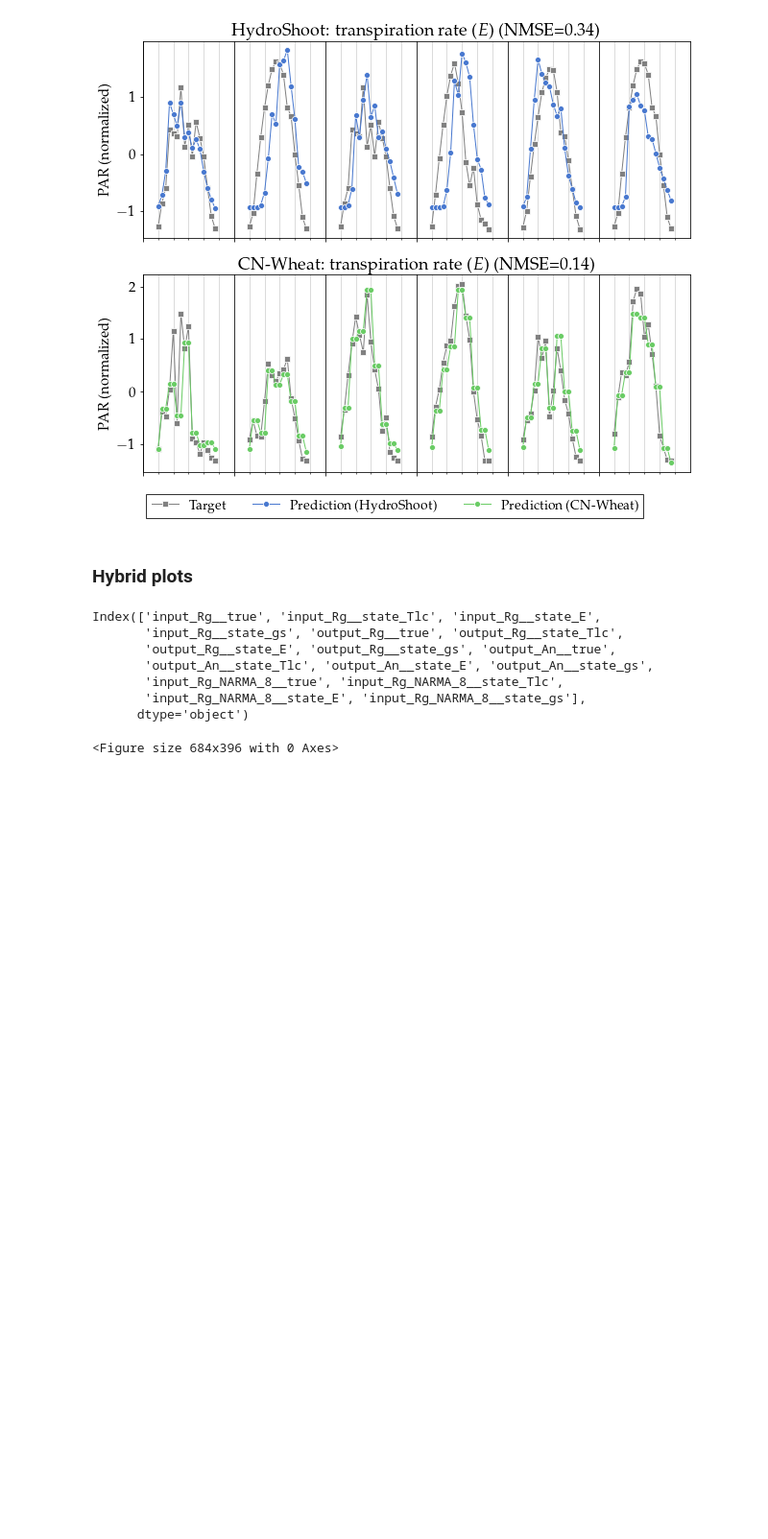
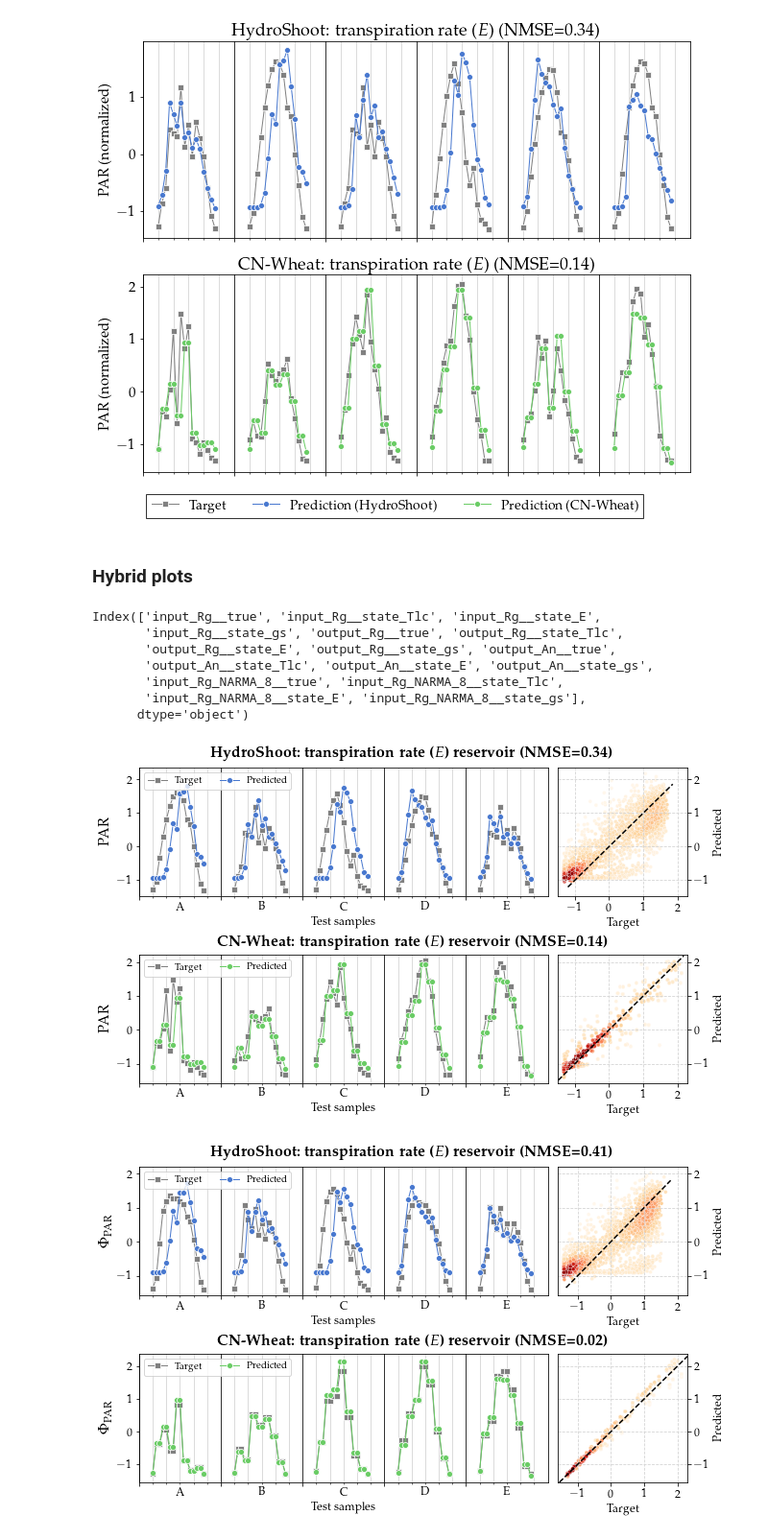
Before and after one commit to mcndt/thesis-plant-reservoir-computing, a Jupyter notebook: notebooks/regression_tests/Figures_Predictions_input_phys.ipynb, the cells around one changed output. Shown at 96% size. Cells and saved outputs as stored; diff of their text form; code cells hidden in the pictures; blank space fills up the shorter version.

```diff
--- a/notebooks/regression_tests/Figures_Predictions_input_phys.ipynb
+++ b/notebooks/regression_tests/Figures_Predictions_input_phys.ipynb
@@ -396,34 +396,35 @@ for i_plot in range(3):
             sns.lineplot(x=plot_time, y=sample_true, color='grey', linewidth=1, ax=ax, marker='s', label='Target')
             sns.lineplot(x=plot_time, y=sample_pred, color=color, linewidth=1, ax=ax, marker='o', label='Predicted')
 
         # axes
         ax.legend(loc='upper left', ncol=2, fontsize=10)
         ax.xaxis.set_major_locator(FixedLocator(time[::sample_width]))
         ax.xaxis.set_minor_locator(FixedLocator(time[::4]))
         ax.xaxis.set_major_formatter(FixedFormatter(['' * len(time[::sample_width])]))
         xticklabels = ['', '', 'A', '', '', '', '', 'B', '', '', '', '', 'C', '', '', '', '', 'D', '', '', '', '', 'E', '', '']
         ax.xaxis.set_minor_formatter(FixedFormatter(xticklabels))
         ax.set_axisbelow(True)
         ax.grid(axis='x', color='black', linewidth=0.8, which='major')
         ax.grid(axis='x', color='lightgrey', linewidth=0.8, which='minor')
         ax.set_xlim(0, width)
         ax.set(ylabel=target_name)
         ax.set_xlabel('Test samples', fontsize=12)
         ax.tick_params(axis='both', which='both', labelsize=12)
 
       draw_predictions(ax0, hs_true, hs_res_pred, hs_color, hs_offset)
       draw_predictions(ax2, cn_true, cn_res_pred, cn_color, cn_offset)
     except:
       pass
 
     ### TITLES ###
     plt.figtext(0.5, 0.995, f"\\textbf{{HydroShoot: {res_name} (NMSE={hs_score:.2f})}}", va="center", ha="center", size=16)
     plt.figtext(0.5, 0.5, f"\\textbf{{CN-Wheat: {res_name} (NMSE={cn_score:.2f})}}", va="center", ha="center", size=16)
 
     plt.tight_layout()
     plt.subplots_adjust(wspace=0.08, hspace=0.45)
-    plt.savefig(f'regression_res_prediction__{cn_target}__{cn_res}.png', dpi=200, facecolor='white', bbox_inches='tight')
-    plt.clf()
-    # plt.show()
+    # plt.savefig(f'regression_res_prediction__{cn_target}__{cn_res}.png', dpi=200, facecolor='white', bbox_inches='tight')
+    # plt.clf()
+    plt.show()
 # %% [output]
-<Figure size 684x396 with 0 Axes>
+[figure, added]
+[figure, added]
```
Also changed, not shown: parts of 1 cell of this notebook, 4 other files.
